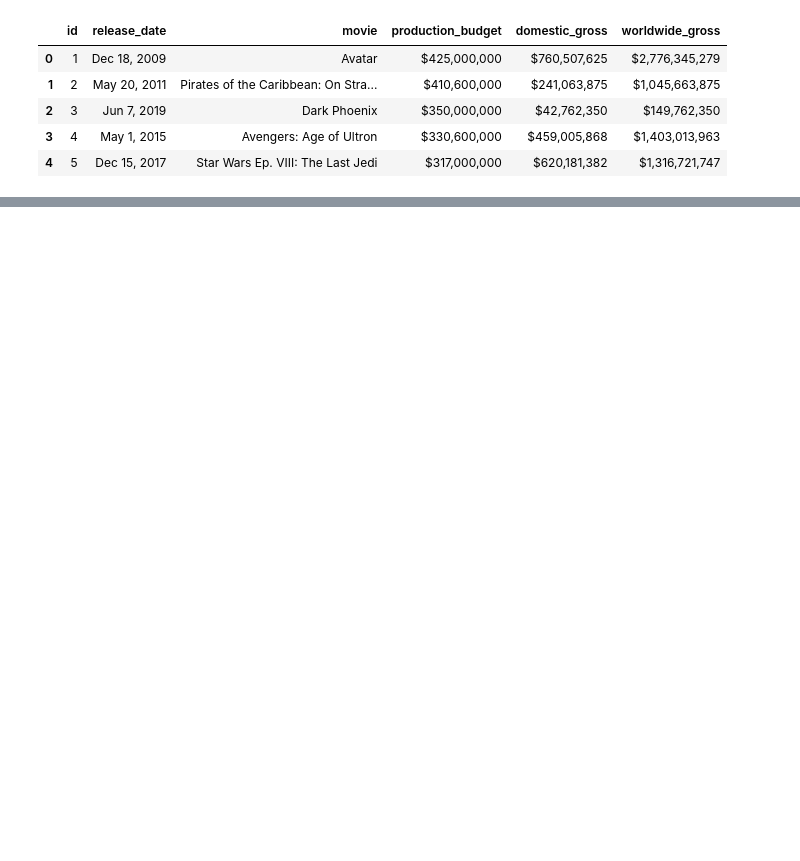
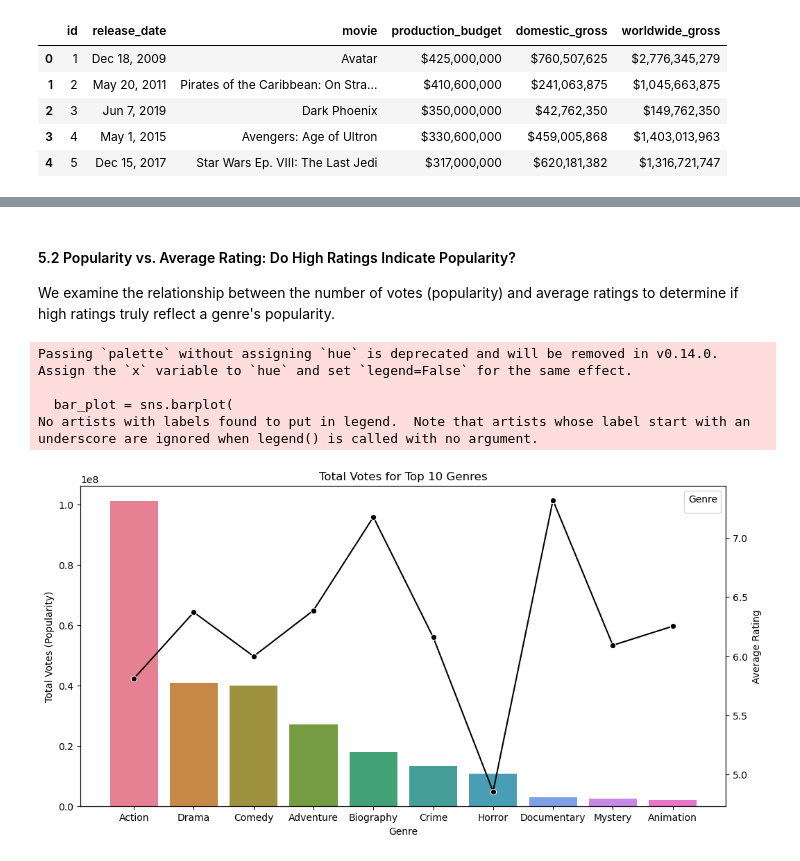
Before and after one commit to mikabenson/PHASE2_PROJECT-inferential-statistics-, a Jupyter notebook: notebooks/Filda.ipynb, the cells around one changed output, grey strips where cells are left out. Drawn from its saved outputs; the diff is of its cells as text; code cells hidden in the pictures; blank space fills up the shorter version.

```diff
--- a/notebooks/Filda.ipynb
+++ b/notebooks/Filda.ipynb
@@ -89,0 +75,3 @@ print(movie_budget_df.isna().sum())
+# %%
+movie_basics = pd.read_sql("""SELECT * FROM movie_basics""", conn)
+movie_basics
@@ -155,0 +142,9 @@ memory usage: 146.4+ KB
+# %%
+# Lets split the genre column
+movie_basics['genre_split1'] = movie_basics['genres'].str.split(',').str[0]
+
+# using the explode function to create a new row containing each genre seperately..
+movie_basics2 = movie_basics.explode('genre_split1')
+
+# check the first few rows to verify the transformation..
+movie_basics2.head()
@@ -155,0 +158,6 @@ memory usage: 146.4+ KB
+# %%
+# we will merge movie_basics2, with movie_ratings using their common primary column:
+ratings_basics = pd.merge(movie_basics2, movie_ratings, on='movie_id', how='inner')
+ratings_basics = ratings_basics[['movie_id', 'primary_title', 'genre_split1', 'averagerating', 'numvotes']]
+
+ratings_basics
@@ -155,0 +202,61 @@ memory usage: 146.4+ KB
+# %% [markdown]
+#### 5.2 Popularity vs. Average Rating: Do High Ratings Indicate Popularity?
+
+We examine the relationship between the number of votes (popularity) and average ratings to determine if high ratings truly reflect a genre's popularity.
+# %%
+# Group by genre and calculate the total number of votes per genre
+top_genres = ratings_basics.groupby('genre_split1')['numvotes'].sum().nlargest(10).index
+
+# Filter the data to only the top genres based on vote count
+top_genre_data = ratings_basics[ratings_basics['genre_split1'].isin(top_genres)]
+
+# Aggregate the data by genre to calculate the mean rating and total votes
+top_genre_summary = top_genre_data.groupby('genre_split1').agg(
+    avg_rating=('averagerating', 'mean'),
+    total_votes=('numvotes', 'sum')
+).sort_values(by='total_votes', ascending=False)
+
+# Setting up a color palette for genres
+palette = sns.color_palette("husl", len(top_genre_summary.index))
+
+# Plotting
+plt.figure(figsize=(12, 6))
+
+# Create a bar plot with hue set to genre and stacked by total votes
+bar_plot = sns.barplot(
+    x=top_genre_summary.index,
+    y=top_genre_summary['total_votes'],
+    palette=palette,
+    dodge=False
+)
+bar_plot.set_xlabel("Genre")
+bar_plot.set_ylabel("Total Votes (Popularity)")
+bar_plot.set_title("Total Votes for Top 10 Genres")
+
+# Creating a second y-axis for the average rating with a line plot
+ax2 = bar_plot.twinx()
+sns.lineplot(
+    x=top_genre_summary.index,
+    y=top_genre_summary['avg_rating'],
+    marker="o",
+    color="black",
+    ax=ax2
+)
+ax2.set_ylabel("Average Rating")
+
+# Add legend to the top-right for genres
+plt.legend(
+    handles=bar_plot.get_legend_handles_labels()[0],
+    labels=top_genre_summary.index,
+    loc="upper right",
+    title="Genre"
+)
+
+plt.xticks(rotation=45)
+plt.show()
+# %% [output]
+Passing `palette` without assigning `hue` is deprecated and will be removed in v0.14.0. Assign the `x` variable to `hue` and set `legend=False` for the same effect.
+
+  bar_plot = sns.barplot(
+No artists with labels found to put in legend.  Note that artists whose label start with an underscore are ignored when legend() is called with no argument.
+[figure, added]
```
Also changed, not shown: parts of 37 cells of this notebook.
